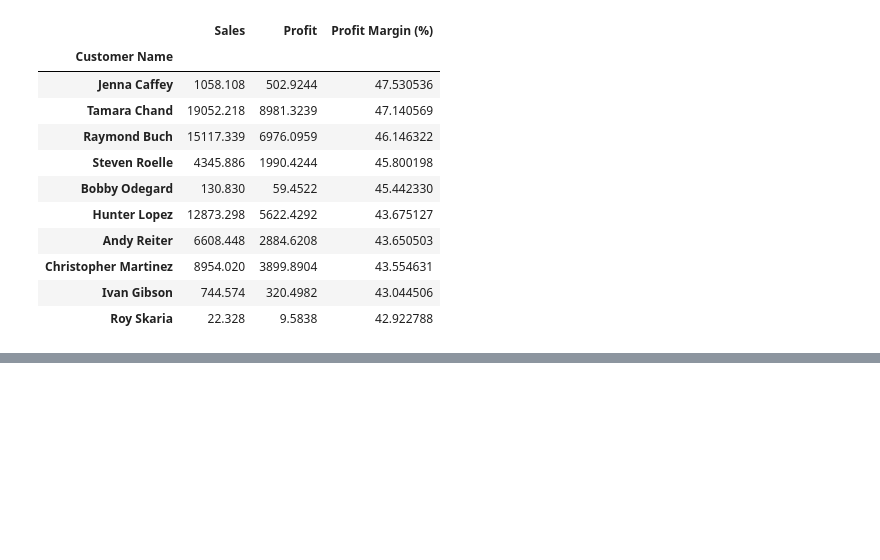
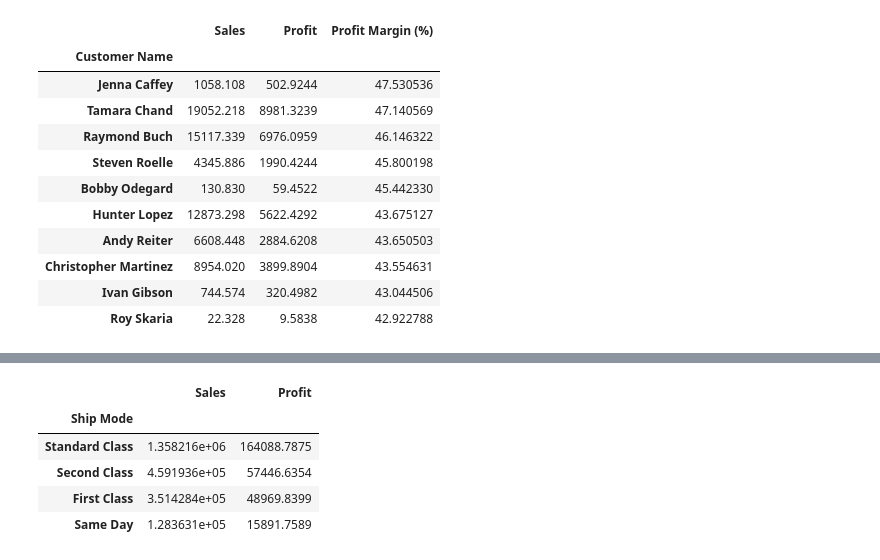
Before and after one commit to jigyasa-b31/Sales-Data-Analysis-Dashboard, a Jupyter notebook: notebooks/Sales_Data_Analysis_Dashboard.ipynb, the cells around one changed output, grey strips where cells are left out. Cells and saved outputs as stored; diff of their text form; code cells hidden in the pictures; blank space fills up the shorter version.

```diff
--- a/notebooks/Sales_Data_Analysis_Dashboard.ipynb
+++ b/notebooks/Sales_Data_Analysis_Dashboard.ipynb
@@ -1122,0 +1154,15 @@ customer_analysis.sort_values(
+# %%
+shipping_analysis = (
+    df.groupby("Ship Mode")[["Sales", "Profit"]]
+      .sum()
+      .sort_values(by="Sales", ascending=False)
+)
+
+shipping_analysis
+# %% [output]
+|  | Sales | Profit |
+| Ship Mode |  |  |
+| Standard Class | 1.358216e+06 | 164088.7875 |
+| Second Class | 4.591936e+05 | 57446.6354 |
+| First Class | 3.514284e+05 | 48969.8399 |
+| Same Day | 1.283631e+05 | 15891.7589 |
```
Also changed, not shown: parts of 8 cells of this notebook.
